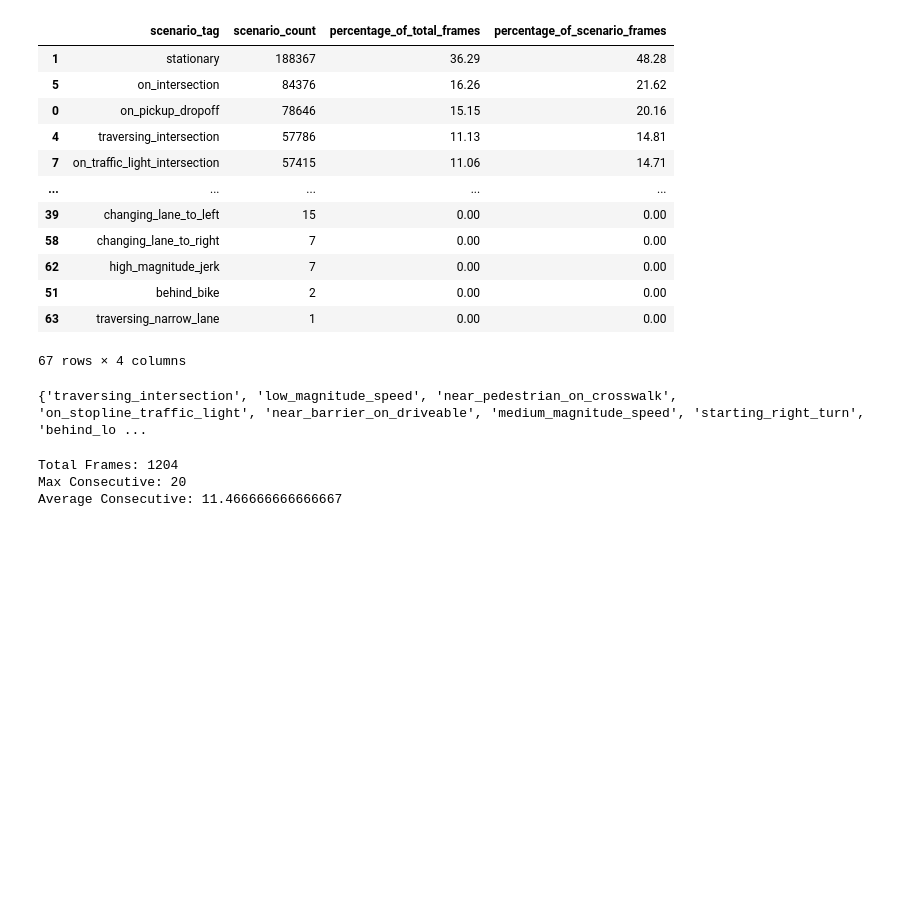
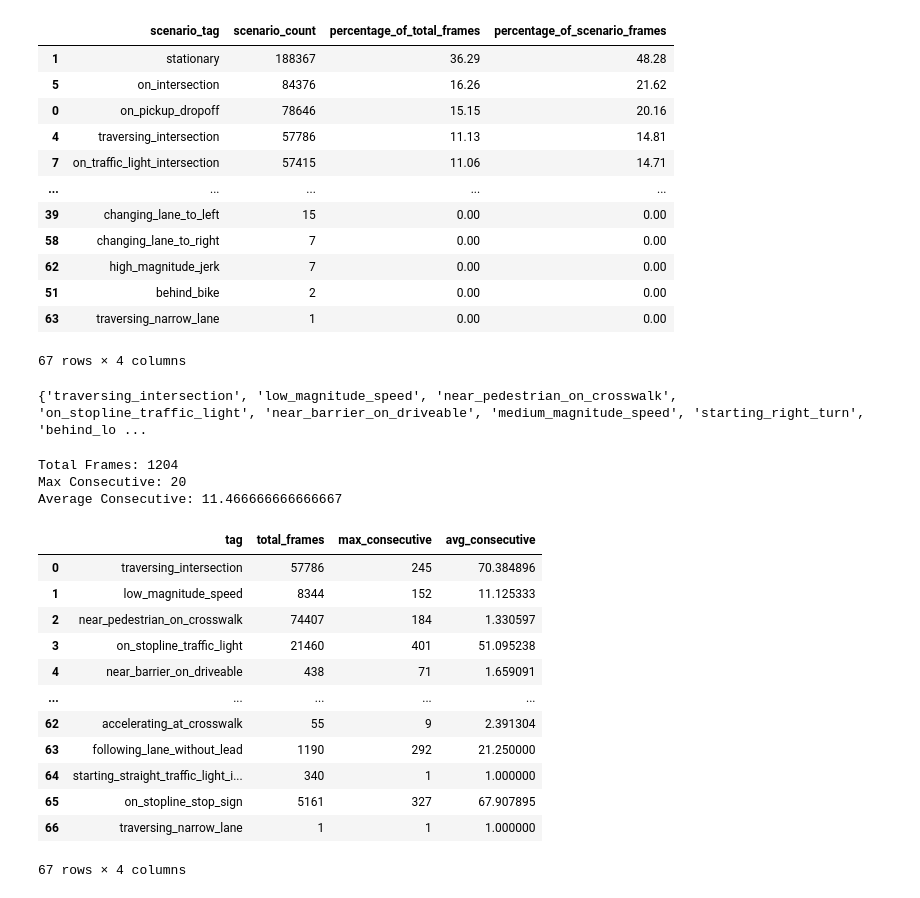
Before and after one commit to ZendarInc/nuplan-devkit, a Jupyter notebook: notebooks/nuplan_dataset.ipynb, the cells around one changed output. Drawn from its saved outputs; the diff is of its cells as text; code cells hidden in the pictures; blank space fills up the shorter version.

Commit message:
Add consecutive scenario tag stats

```diff
--- a/notebooks/nuplan_dataset.ipynb
+++ b/notebooks/nuplan_dataset.ipynb
@@ -329,3 +329,37 @@ print(f"Average Consecutive: {sum(consecutive_counts) / len(consecutive_counts)
 Total Frames: 1204
 Max Consecutive: 20
 Average Consecutive: 11.466666666666667
+# %%
+total_frames = defaultdict(int)
+consecutive_counts = defaultdict(list)
+
+for db_file in db_files:
+    db = NuPlanDB(data_root=NUPLAN_DATA_ROOT, load_path=db_file)
+    for tag in scenario_tags:
+        frames = get_frames_with_scenario_tag(db_file, tag)
+        consecutive_counts[tag].extend(count_consecutive_frames(frames))
+        total_frames[tag] += len(frames)
+
+scenario_tag_stats = defaultdict(list)
+for tag, counts in consecutive_counts.items():
+    scenario_tag_stats["tag"].append(tag)
+    scenario_tag_stats["total_frames"].append(total_frames[tag])
+    scenario_tag_stats["max_consecutive"].append(max(counts) if counts else 0)
+    scenario_tag_stats["avg_consecutive"].append(sum(counts) / len(counts) if counts else 0)
+
+df = pd.DataFrame(scenario_tag_stats)
+df
+# %% [output]
+|  | tag | total_frames | max_consecutive | avg_consecutive |
+| 0 | traversing_intersection | 57786 | 245 | 70.384896 |
+| 1 | low_magnitude_speed | 8344 | 152 | 11.125333 |
+| 2 | near_pedestrian_on_crosswalk | 74407 | 184 | 1.330597 |
+| 3 | on_stopline_traffic_light | 21460 | 401 | 51.095238 |
+| 4 | near_barrier_on_driveable | 438 | 71 | 1.659091 |
+| ... | ... | ... | ... | ... |
+| 62 | accelerating_at_crosswalk | 55 | 9 | 2.391304 |
+| 63 | following_lane_without_lead | 1190 | 292 | 21.250000 |
+| 64 | starting_straight_traffic_light_i... | 340 | 1 | 1.000000 |
+| 65 | on_stopline_stop_sign | 5161 | 327 | 67.907895 |
+| 66 | traversing_narrow_lane | 1 | 1 | 1.000000 |
+67 rows × 4 columns
```
Also changed, not shown: parts of 3 cells of this notebook, 1 other file.
